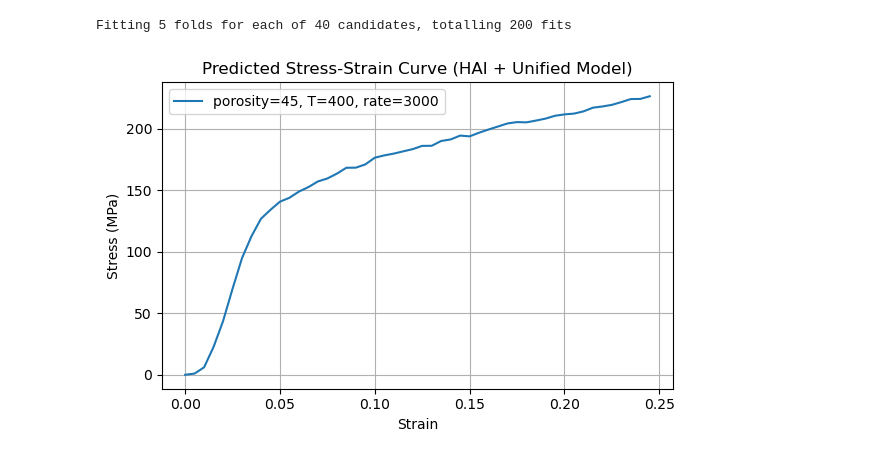
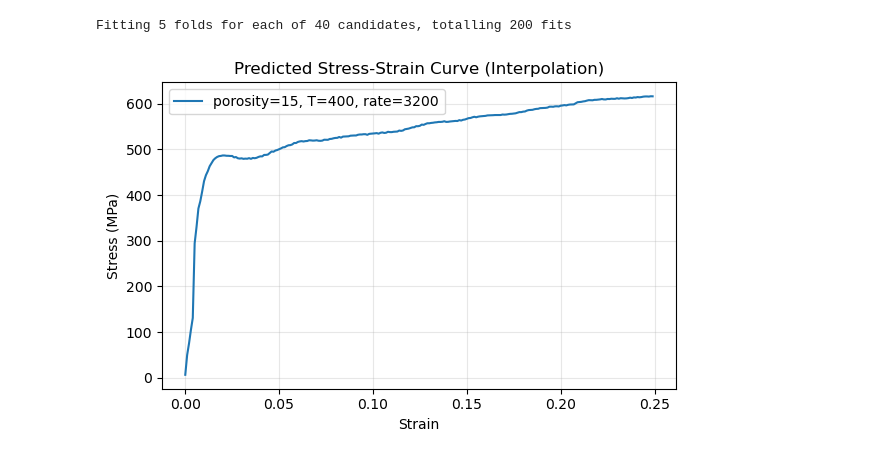
Before and after one commit to Green-zy/poromat, a Jupyter notebook: notebooks/baseline_interpolation.ipynb, the cells around one changed output. Cells and saved outputs as stored; diff of their text form; code cells hidden in the pictures.

```diff
--- a/notebooks/baseline_interpolation.ipynb
+++ b/notebooks/baseline_interpolation.ipynb
@@ -83,7 +93,7 @@ def find_bounds(target, candidates):
     raise ValueError(f"Cannot find bounds for {target} in {candidates}")
 
 def predict_stress_strain_hai(porosity, T, rate, strain_step=0.001,
-                              model_path="../models/denoise_unified_model/unified_adaboost_model.pkl"):
+                              model_path="../models/denoise_adaboost/adaboost_model.pkl"):
     strain_range = np.arange(0, 0.25, strain_step)
     model = joblib.load(model_path)
 
@@ -139,18 +149,19 @@ def predict_stress_strain_hai(porosity, T, rate, strain_step=0.001,
 import matplotlib.pyplot as plt
 
 def plot_curve(porosity, T, rate, strain_step=0.001,
-               model_path="../models/denoise_unified_model/unified_adaboost_model.pkl"):
+               model_path="../models/denoise_adaboost/adaboost_model.pkl"):
     strains, preds = predict_stress_strain_hai(porosity, T, rate, strain_step, model_path)
     plt.figure(figsize=(6, 4))
     plt.plot(strains, preds, label=f"porosity={porosity}, T={T}, rate={rate}")
     plt.xlabel("Strain")
     plt.ylabel("Stress (MPa)")
-    plt.title("Predicted Stress-Strain Curve (HAI + Unified Model)")
-    plt.grid(True)
+    plt.title("Stress-Strain Curve (Interpolation)")
+    plt.grid(True, alpha=0.3)
     plt.legend()
     plt.tight_layout()
     plt.show()
 # %%
-plot_curve(porosity=45, T=400, rate=3000, strain_step=0.005)
+# test
+plot_curve(porosity=15, T=400, rate=3200)
 # %% [output]
-[figure, old version]
+[figure, new version]
```
Also changed, not shown: parts of 1 cell of this notebook, 6 other files.
